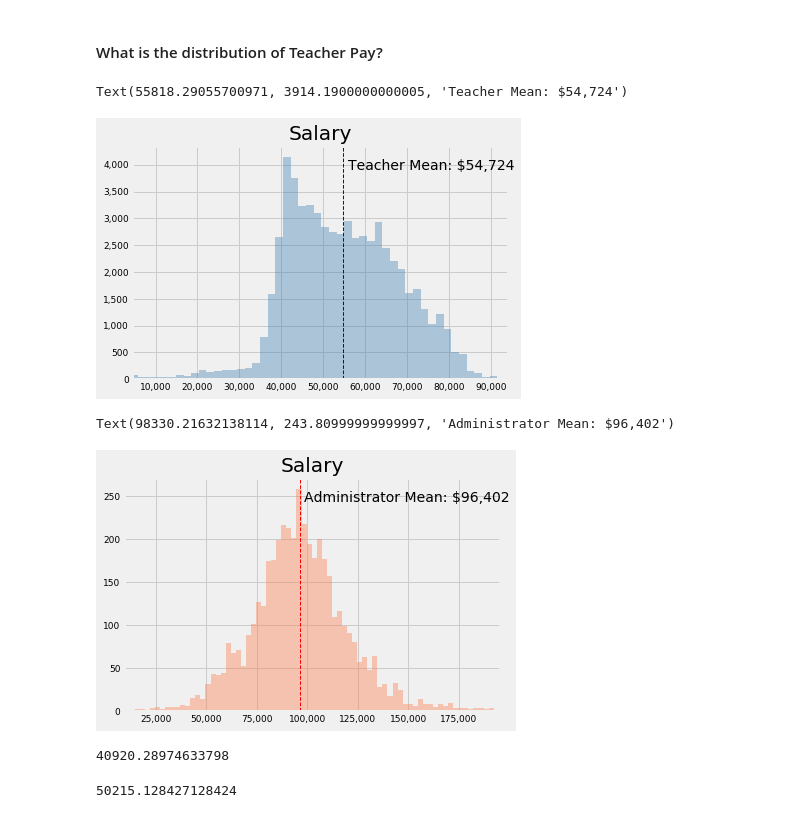
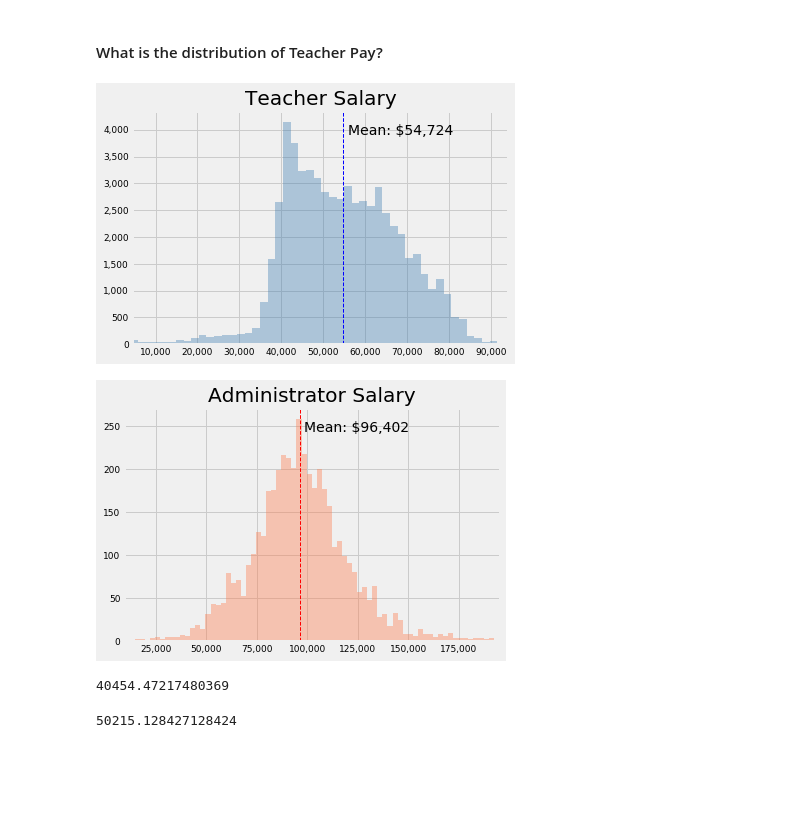
Before and after one commit to j-buss/wi-dpi, a Jupyter notebook: blog/1_A_High_Level.ipynb, the cells around one changed output. Saved outputs shown, nothing was run; the diff lists cells and outputs as text; code cells hidden in the pictures; blank space fills up the shorter version.

```diff
--- a/blog/1_A_High_Level.ipynb
+++ b/blog/1_A_High_Level.ipynb
@@ -167,7 +172,7 @@ sal_graph = sns.distplot(t_sal, bins=200, hist=True, color="steelblue", kde=Fals
 
 sal_graph.set_xlim(left = np.percentile(t_sal, .1), right = np.percentile(t_sal, 99.9))
 
-sal_graph.set_title('Salary', loc='center')
+sal_graph.set_title('Teacher Salary', loc='center')
 sal_graph.tick_params(axis = 'both', labelsize = 9)
 sal_graph.get_xaxis().set_major_formatter(
   matplotlib.ticker.FuncFormatter(lambda x, p: format(int(x), ',')))
@@ -175,40 +180,40 @@ sal_graph.get_yaxis().set_major_formatter(
   matplotlib.ticker.FuncFormatter(lambda x, p: format(int(x), ',')))
 
 sal_graph.xaxis.label.set_visible(False)
-sal_graph.axvline(t.mean(), color='b', linestyle='dashed', linewidth=1)
+sal_graph.axvline(t_sal.mean(), color='b', linestyle='dashed', linewidth=1)
 _, max_ = plt.ylim()
 plt.text(t_sal.mean() + t_sal.mean()/50,
          max_ - max_/10,
-         'Teacher Mean: ${:,.0f}'.format(t_sal.mean()))
+         'Mean: ${:,.0f}'.format(t_sal.mean()))
+plt.savefig('03_Salary_Histogram_Teacher_Mean.png')
 # %% [output]
-Text(55818.29055700971, 3914.1900000000005, 'Teacher Mean: $54,724')
-[figure, old version]
+[figure, new version]
 # %%
 a_sal = df_a['Salary']
-sal_graph = sns.distplot(a, bins=100, hist=True, color="coral", kde=False, label="Teachers")
+sal_graph = sns.distplot(a_sal, bins=100, hist=True, color="coral", kde=False, label="Teachers")
 
 sal_graph.set_xlim(left = np.percentile(a_sal, .1), right = np.percentile(a_sal, 99.9))
 
-sal_graph.set_title('Salary', loc='center')
+sal_graph.set_title('Administrator Salary', loc='center')
 sal_graph.tick_params(axis = 'both', labelsize = 9)
 sal_graph.get_xaxis().set_major_formatter(
   matplotlib.ticker.FuncFormatter(lambda x, p: format(int(x), ',')))
 sal_graph.get_yaxis().set_major_formatter(
   matplotlib.ticker.FuncFormatter(lambda x, p: format(int(x), ',')))
 
 sal_graph.xaxis.label.set_visible(False)
 sal_graph.axvline(a_sal.mean(), color='r', linestyle='dashed', linewidth=1)
 _, max_ = plt.ylim()
 plt.text(a_sal.mean() + a_sal.mean()/50,
          max_ - max_/10,
-         'Administrator Mean: ${:,.0f}'.format(a_sal.mean()))
+         'Mean: ${:,.0f}'.format(a_sal.mean()))
+plt.savefig('04_Salary_Histogram_Administrator_Mean.png')
 # %% [output]
-Text(98330.21632138114, 243.80999999999997, 'Administrator Mean: $96,402')
-[figure, old version]
+[figure, new version]
 # %%
-df_t[df_t['max_contract_total_experience']==1.0]['Salary'].mean()
+df_t[df_t['max_contract_total_experience']<=1.0]['Salary'].mean()
 # %% [output]
-40920.28974633798
+40454.47217480369
 # %%
 df_t[df_t['max_contract_total_experience']==10.0]['Salary'].mean()
 # %% [output]
```
Also changed, not shown: parts of 6 cells of this notebook.
